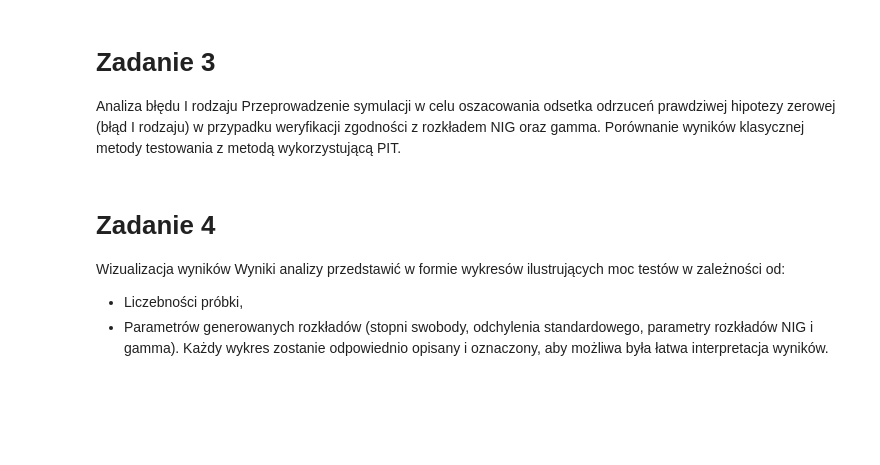
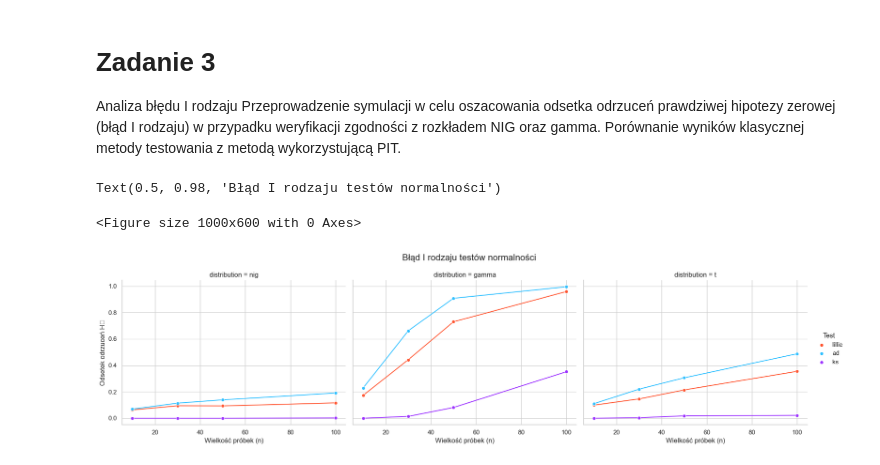
Before and after one commit to anteqkois/nonparametric-methods-studies, a Jupyter notebook: cw_3.ipynb, the cells around one changed output. Cells and saved outputs as stored; diff of their text form; code cells hidden in the pictures; blank space fills up the shorter version.

```diff
--- a/cw_3.ipynb
+++ b/cw_3.ipynb
@@ -237,10 +226,3 @@ Analiza mocy testów w zależności od wielkości próbki. Przeanalizować róż
 # Zadanie 3
 Analiza błędu I rodzaju
 Przeprowadzenie symulacji w celu oszacowania odsetka odrzuceń prawdziwej hipotezy zerowej (błąd I rodzaju) w przypadku weryfikacji zgodności z rozkładem NIG oraz gamma. Porównanie wyników klasycznej metody testowania z metodą wykorzystującą PIT.
-# %% [markdown]
-# Zadanie 4
-Wizualizacja wyników
-Wyniki analizy przedstawić w formie wykresów ilustrujących moc testów w zależności od:
-
-- Liczebności próbki,
-- Parametrów generowanych rozkładów (stopni swobody, odchylenia standardowego, parametry rozkładów NIG i gamma). Każdy wykres zostanie odpowiednio opisany i oznaczony, aby możliwa była łatwa interpretacja wyników.
@@ -246,0 +285,18 @@ Wyniki analizy przedstawić w formie wykresów ilustrujących moc testów w zale
+# %%
+plot_data = results_all.melt(id_vars=["n", "distribution"],
+                             value_vars=["lillie", "ad", "ks"],
+                             var_name="test", value_name="rejection_rate")
+
+plt.figure(figsize=(10, 6))
+g = sns.FacetGrid(plot_data, col="distribution", height=5, palette=custom_palette, hue="test", sharey=True, aspect=1.2)
+g.map_dataframe(sns.lineplot, x="n", y="rejection_rate", marker="o")
+g.map_dataframe(sns.scatterplot, x="n", y="rejection_rate", legend=False)
+g.set(yscale="linear")
+g.set_axis_labels("Wielkość próbek (n)", "Odsetek odrzuceń H₀")
+g.add_legend(title="Test")
+plt.subplots_adjust(top=0.85)
+plt.suptitle("Błąd I rodzaju testów normalności", fontsize=16)
+# %% [output]
+Text(0.5, 0.98, 'Błąd I rodzaju testów normalności')
+<Figure size 1000x600 with 0 Axes>
+[figure, added]
```
Also changed, not shown: parts of 12 cells of this notebook.
